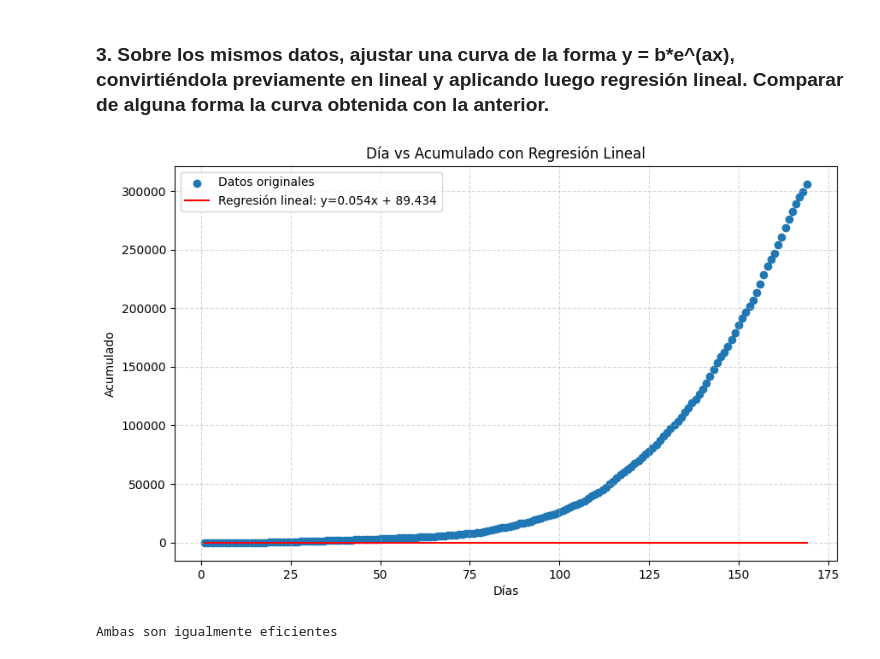
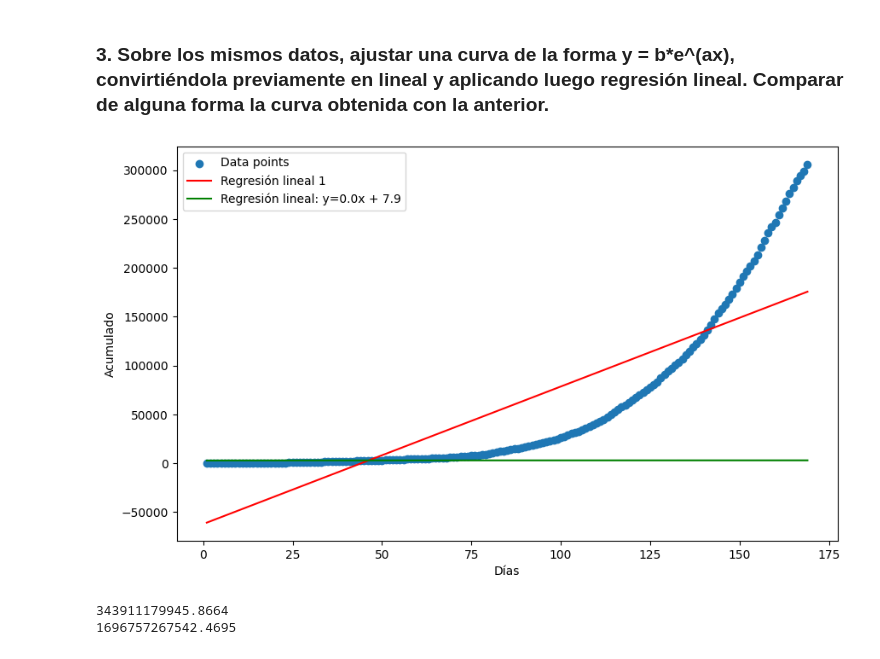
Before and after one commit to martinmdl/unsam-metodos, a Jupyter notebook: tp3.ipynb, the cells around one changed output. Drawn from its saved outputs; the diff is of its cells as text; code cells hidden in the pictures.

```diff
--- a/tp3.ipynb
+++ b/tp3.ipynb
@@ -58,21 +56,43 @@ plot_resultados(x, y, y_prima, a, b)
 # %% [markdown]
 ### 3. Sobre los mismos datos, ajustar una curva de la forma y = b*e^(ax), convirtiéndola previamente en lineal y aplicando luego regresión lineal. Comparar de alguna forma la curva obtenida con la anterior.
-# %%
-y_log = np.log(y)
-a, b_prima = regresion_lineal(x, y_log)
-b = np.exp(b_prima)
-y_prima = recta_prediccion(a, b, x)
-plot_resultados(x, y, y_prima, a, b)
-
-e1 = error_regresion(a, b, x, y)
-e2 = error_regresion(a,b,x,y)
-
-if e1 < e2:
-    print("La primer función es mejor.")
-elif e1 > e2:
-    print("La segunda función es mejor.")
-else:
-    print("Ambas son igualmente eficientes")
-# %% [output]
-[figure, removed]
-Ambas son igualmente eficientes
+# %%
+def regresion_lineal_log(x, y_log):
+    n = len(x)
+    sum_x = np.sum(x)
+    sum_y = np.sum(y_log)
+    sum_xx = np.sum(x * x)
+    sum_xy = np.sum(x * y_log)
+
+    a = ((n * sum_xy) - (sum_x * sum_y)) / ((n * sum_xx) - (sum_x*2))
+    b = (sum_y - (a * sum_x)) / n
+    return a, b
+
+def recta_prediccion_log(a, b, x):
+    y2_log = [a * xi + b for xi in np.log(x)]
+    return np.exp(y2_log)
+
+def plot_resultados_comparados(x, y, y2, y3, a, b):
+    plt.figure(figsize=(10, 6))
+    plt.scatter(x, y, label='Data points')
+    plt.plot(x, y2, color='red', label='Regresión lineal 1')
+    plt.plot(x, y3, color='green', label=f'Regresión lineal: y={a.round(1)}x + {b.round(1)}')
+    plt.xlabel('Días')
+    plt.ylabel('Acumulado')
+    plt.legend()
+    plt.show()
+
+e1 = error_regresion(a, b, x, y)
+
+y_log = np.log(y)
+a, b = regresion_lineal_log(x, y_log)
+y2_log = recta_prediccion_log(a, b, x)
+plot_resultados_comparados(x, y, y2, y2_log, a, b)
+
+e2 = error_regresion(a, b, x, y)
+
+print(e1)
+print(e2)
+# %% [output]
+[figure, added]
+343911179945.8664
+1696757267542.4695
```
Also changed, not shown: parts of 3 cells of this notebook.
